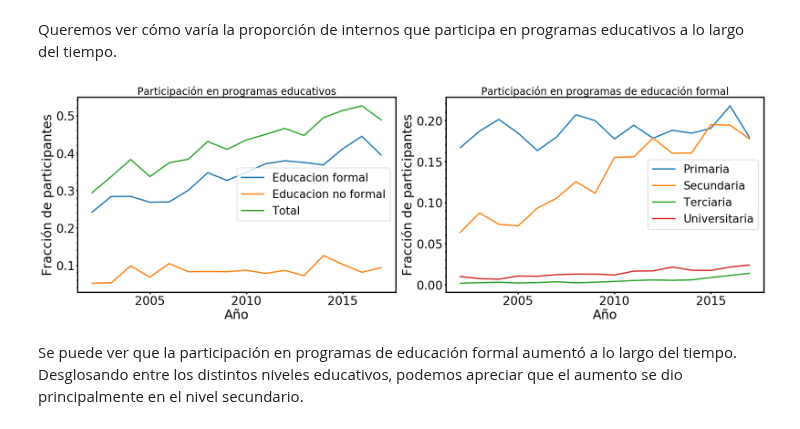
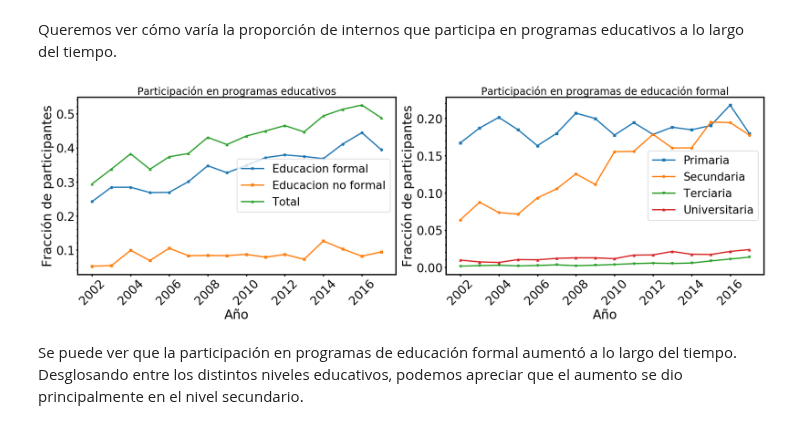
Before and after one commit to nahuelalmeira/poblacionPenal, a Jupyter notebook: VisualizacionYAnalisis/DiploDatos_PoblacionPenitenciariaArgentina_VyA.ipynb, the cells around one changed output. Cells and saved outputs as stored; diff of their text form; code cells hidden in the pictures.

```diff
--- a/VisualizacionYAnalisis/DiploDatos_PoblacionPenitenciariaArgentina_VyA.ipynb
+++ b/VisualizacionYAnalisis/DiploDatos_PoblacionPenitenciariaArgentina_VyA.ipynb
@@ -635,38 +638,40 @@ Queremos ver cómo varía la proporción de internos que participa en programas
 # %%
 temp_data['participacion_programa_educativo_descripcion'].unique()
 contingency = temp_data.pivot_table(index='participacion_programa_educativo_descripcion', columns='anio_censo',
                               values='provincia_descripcion', aggfunc='count', margins=True)
 conditionals = (contingency / contingency.loc['All']).T
 conditionals = conditionals.drop(['All'])
 conditionals = conditionals.drop(['All'], axis=1)
 columns = conditionals.columns.values
 labels_dict = dict(zip(['No participa', 'Primaria', 'Secundaria', 'Terciaria', 'Universitaria', 'No formal'],
                       columns))
 fig, axes = plt.subplots(figsize=(24, 8), ncols=2)
 
 ax = axes[0]
-ax.plot(conditionals.index, conditionals.iloc[:,1:-1].sum(axis=1), label='Educacion formal')
-ax.plot(conditionals.index, conditionals[labels_dict['No formal']], label='Educacion no formal')
-ax.plot(conditionals.index, conditionals.iloc[:,1:].sum(axis=1), label='Total')
+ax.plot(conditionals.index, conditionals.iloc[:,1:-1].sum(axis=1), '-o', label='Educacion formal')
+ax.plot(conditionals.index, conditionals[labels_dict['No formal']], '-s', label='Educacion no formal')
+ax.plot(conditionals.index, conditionals.iloc[:,1:].sum(axis=1), '-^', label='Total')
 ax.set_title('Participación en programas educativos', fontsize=24)
 ax.set_ylabel('Fracción de participantes')
 ax.set_xlabel('Año')
-ax.set_xticks([2005, 2010, 2015])
+ax.set_xticks(range(2002, 2018, 2))
+plt.setp(ax.xaxis.get_majorticklabels(), rotation=45)
 ax.legend(loc='best')
 
 ax = axes[1]
-for label, column in list(labels_dict.items())[1:-1]:
-    ax.plot(conditionals.index, conditionals[column], label=label)
+for i, (label, column) in enumerate(list(labels_dict.items())[1:-1]):
+    ax.plot(conditionals.index, conditionals[column], marker=markers[i], label=label)
 ax.set_title('Participación en programas de educación formal', fontsize=24)
 ax.set_ylabel('Fracción de participantes')
 ax.set_xlabel('Año')
-ax.set_xticks([2005, 2010, 2015])
+ax.set_xticks(range(2002, 2018, 2))
+plt.setp(ax.xaxis.get_majorticklabels(), rotation=45)
 ax.legend(loc='best')
 
 plt.tight_layout()
 plt.show()
 # %% [output]
-[figure, old version]
+[figure, new version]
 # %% [markdown]
 Se puede ver que la participación en programas de educación formal aumentó a lo largo del tiempo. Desglosando entre los distintos niveles educativos, podemos apreciar que el aumento se dio principalmente en el nivel secundario.
 # %% [markdown]
```
Also changed, not shown: parts of 5 cells of this notebook.
